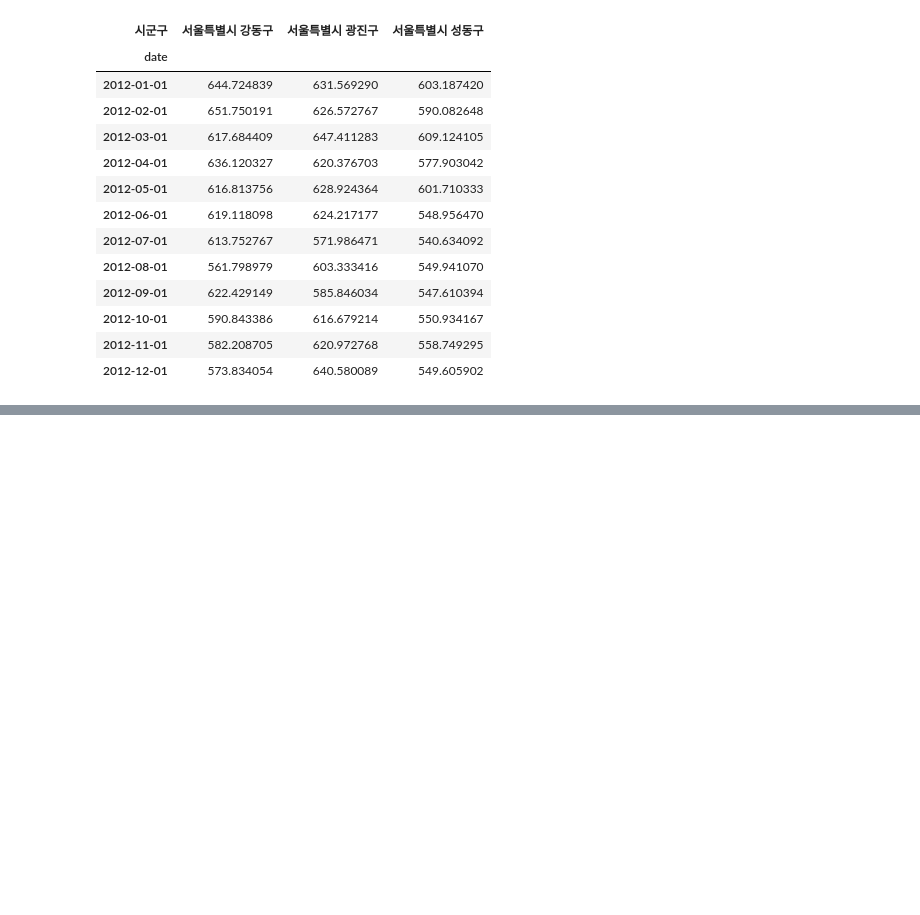
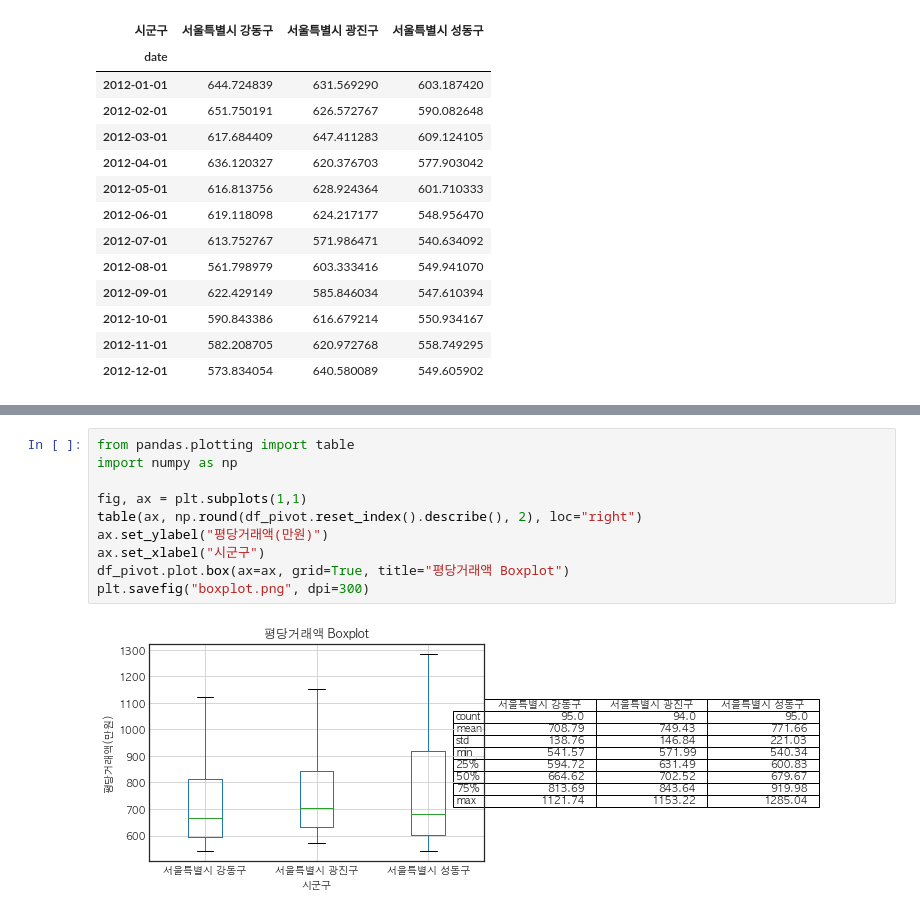
Before and after one commit to rudalson/data-analysis-note, a Jupyter notebook: realestate/notebook/시군구별_평당_가격변화.ipynb, the cells around one changed output, grey strips where cells are left out. Drawn from its saved outputs; the diff is of its cells as text; blank space fills up the shorter version.

```diff
--- a/realestate/notebook/시군구별_평당_가격변화.ipynb
+++ b/realestate/notebook/시군구별_평당_가격변화.ipynb
@@ -198,0 +217,12 @@ df_pivot.plot()
+# %%
+from pandas.plotting import table
+import numpy as np
+
+fig, ax = plt.subplots(1,1)
+table(ax, np.round(df_pivot.reset_index().describe(), 2), loc="right")
+ax.set_ylabel("평당거래액(만원)")
+ax.set_xlabel("시군구")
+df_pivot.plot.box(ax=ax, grid=True, title="평당거래액 Boxplot")
+plt.savefig("boxplot.png", dpi=300)
+# %% [output]
+[figure, added]
```
Also changed, not shown: parts of 5 cells of this notebook.
